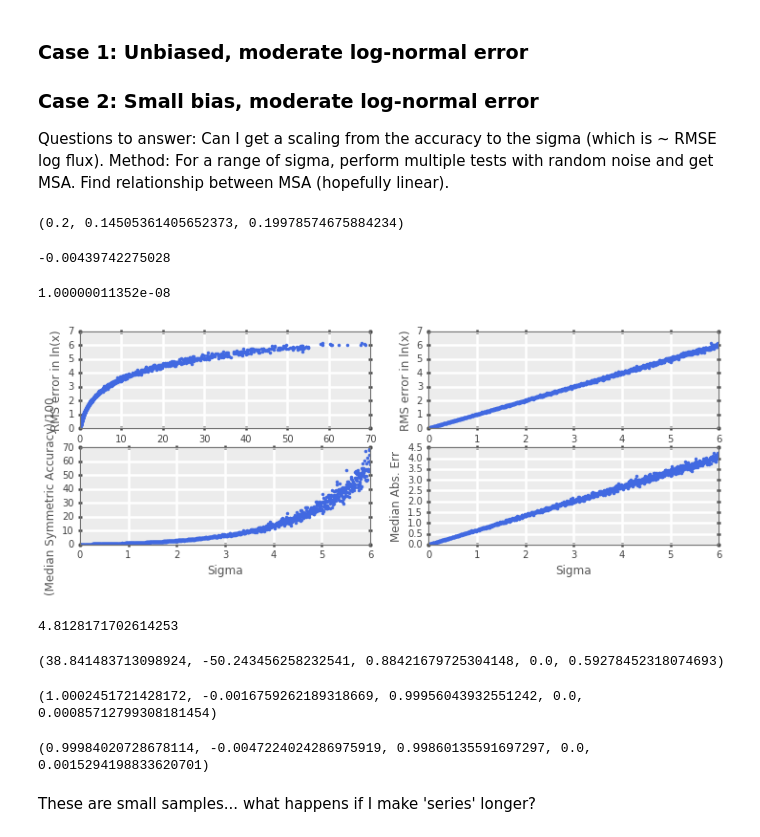
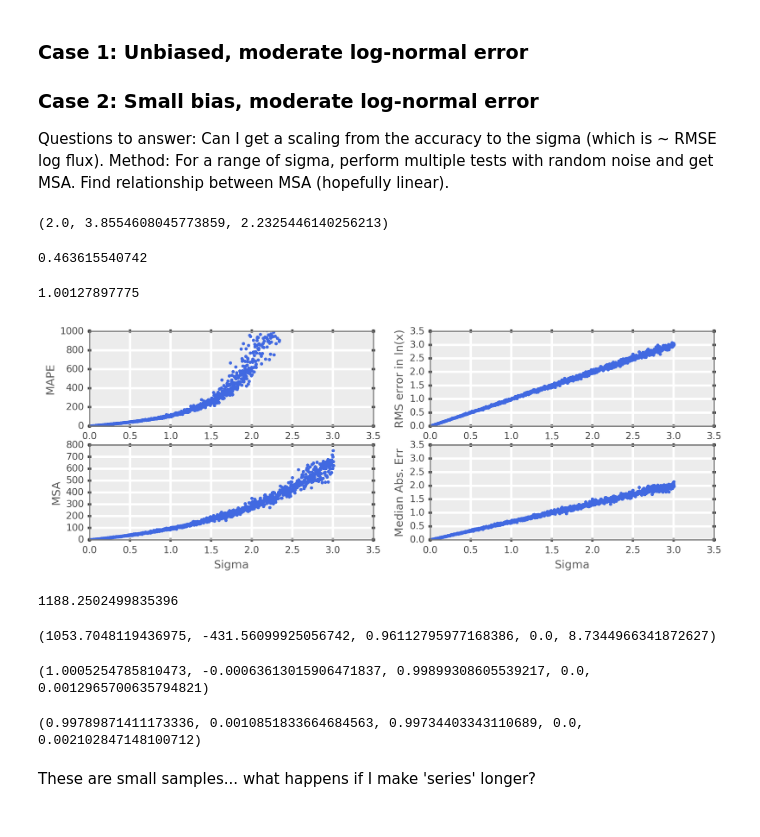
Before and after one commit to drsteve/Notebooks, a Jupyter notebook: MedianSymmetricAccuracyTests.ipynb, the cells around one changed output. Cells and saved outputs as stored; diff of their text form; code cells hidden in the pictures.

```diff
--- a/MedianSymmetricAccuracyTests.ipynb
+++ b/MedianSymmetricAccuracyTests.ipynb
@@ -11,5 +14,5 @@ except:
 # %%
-series = 10**(8*np.sin(np.arange(0,9*np.pi,0.0125)))
-plt.plot(series)
+series = 10**np.abs(10*np.sin(0.5*np.cos(np.arange(0,4*np.pi,0.0125))))
+plt.semilogy(series)
 # %% [output]
 [<matplotlib.lines.Line2D at 0x...>]
@@ -376,8 +377,8 @@ print(magerror, 1e2*magerror, 1e2/magerror)
 # %%
 #Multiplicative error model for log flux
 y=series
-bias, sigma = 0.0, 0.05 #bias defined as signed median log ratio, sigma is std.dev.
-bias2, sigma2 = 0.0, 0.2
+bias, sigma = 0.2, 1.00 #bias defined as signed median log ratio, sigma is std.dev.
+bias2, sigma2 = 1.0, 2.0
 eta = np.random.normal(size=len(y))
 yhat = y*np.exp(sigma*eta+bias)
 eta2 = np.random.normal(size=len(y)) #a second noisy series, a la comparing two satellites
@@ -427,64 +428,70 @@ est_sigma_rmse = np.sqrt(((np.log(series)-np.log(yhat2))**2).mean()) #- np.media
 
 print(sigma2, est_sigma_MSA, est_sigma_rmse)
 # %% [output]
-(0.2, 0.14505361405652373, 0.19978574675884234)
+(2.0, 3.8554608045773859, 2.2325446140256213)
 # %%
 print(np.median(np.log10(yhat2/series)))
 # %% [output]
--0.00439742275028
+0.463615540742
 # %%
-msaarr, maearr, rmsel = [], [], []
-sigarr = np.arange(0.002,6.0,0.005)
+msaarr, maearr, rmsel, mapearr = [], [], [], []
+apearr = []
+sigarr = np.arange(0.0025,3.01,0.0025)
 for sigma2 in sigarr:
     eta2 = np.random.normal(size=len(y)) #a second noisy series, a la comparing two satellites
     yhat2 = y*np.exp(sigma2*eta2)
-    msaarr.append(MSA(series, yhat2)/100.0)
+    apearr.extend(APEdist(yhat2, series))
+    mapearr.append(MAPE(yhat2, series))
+    msaarr.append(MSA(series, yhat2))
     maearr.append(np.median(np.abs(np.log(series/yhat2))))
     rmsel.append(np.sqrt(((np.log(series)-np.log(yhat2))**2).mean()))
+apearr = np.array(apearr)
 # %%
 print(y.min())
 # %% [output]
-1.00000011352e-08
+1.00127897775
 # %%
 fig = plt.figure(figsize=(12,4))
 ax1 = fig.add_subplot(221)
-ax1.plot(msaarr, rmsel, '.')
-ax1.set_xlabel('(Median Symmetric Accuracy)/100')
-ax1.set_ylabel('RMS error in ln(x)')
+ax1.plot(sigarr, np.array(mapearr), '.')
+ax1.set_xlabel('Sigma')
+ax1.set_ylabel('MAPE')
+ax1.set_ylim([0,1000])
 ax2 = fig.add_subplot(222)
 ax2.plot(sigarr, np.array(rmsel), '.')
 ax2.set_xlabel('Sigma')
 ax2.set_ylabel('RMS error in ln(x)')
 ax3 = fig.add_subplot(223)
 ax3.plot(sigarr, np.array(msaarr), '.')
 ax3.set_xlabel('Sigma')
-ax3.set_ylabel('(Median Symmetric Accuracy)/100')
+ax3.set_ylabel('MSA')
 ax4 = fig.add_subplot(224)
 ax4.plot(sigarr, np.array(maearr), '.')
 ax4.set_xlabel('Sigma')
 ax4.set_ylabel('Median Abs. Err')
+ax4.set_ylim(ax2.get_ylim())
 fig.subplots_adjust()
 # %% [output]
-[figure, old version]
+[figure, new version]
 # %%
 scipy.stats.gmean(yhat2)
 # %% [output]
-4.8128171702614253
+1188.2502499835396
 # %%
 slope, intercept, r_value, p_value, std_err = scipy.stats.linregress(sigarr,np.array(msaarr)*5.1)
 print(slope, intercept, r_value, p_value, std_err)
 # %% [output]
-(38.841483713098924, -50.243456258232541, 0.88421679725304148, 0.0, 0.59278452318074693)
+(1053.7048119436975, -431.56099925056742, 0.96112795977168386, 0.0, 8.7344966341872627)
 # %%
 slope, intercept, r_value, p_value, std_err = scipy.stats.linregress(sigarr,rmsel)
 print(slope, intercept, r_value, p_value, std_err)
 # %% [output]
-(1.0002451721428172, -0.0016759262189318669, 0.99956043932551242, 0.0, 0.00085712799308181454)
+(1.0005254785810473, -0.00063613015906471837, 0.99899308605539217, 0.0, 0.0012965700635794821)
 # %%
 slope, intercept, r_value, p_value, std_err = scipy.stats.linregress(sigarr,np.array(maearr)*1.48)
 print(slope, intercept, r_value, p_value, std_err)
 # %% [output]
-(0.99984020728678114, -0.0047224024286975919, 0.99860135591697297, 0.0, 0.0015294198833620701)
+(0.99789871411173336, 0.0010851833664684563, 0.99734403343110689, 0.0, 0.002102847148100712)
 # %% [markdown]
 These are small samples... what happens if I make 'series' longer?
 # %% [markdown]
```
Also changed, not shown: parts of 26 cells of this notebook.
